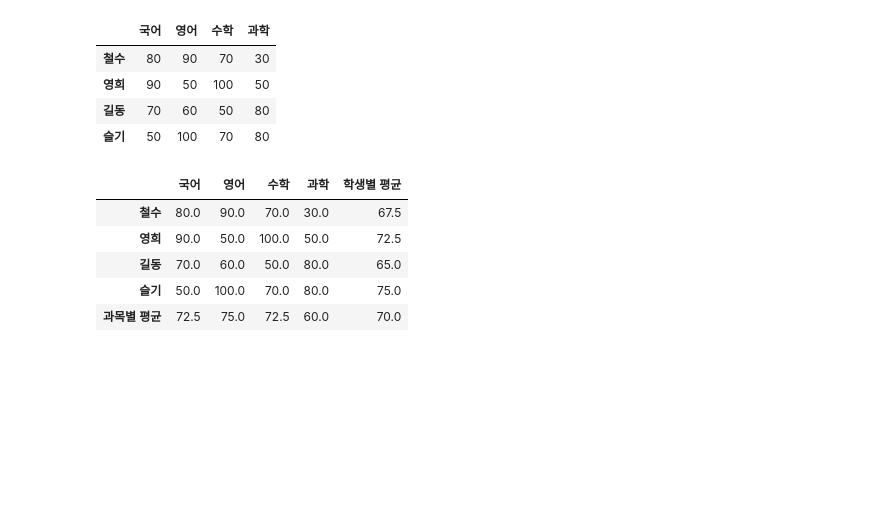
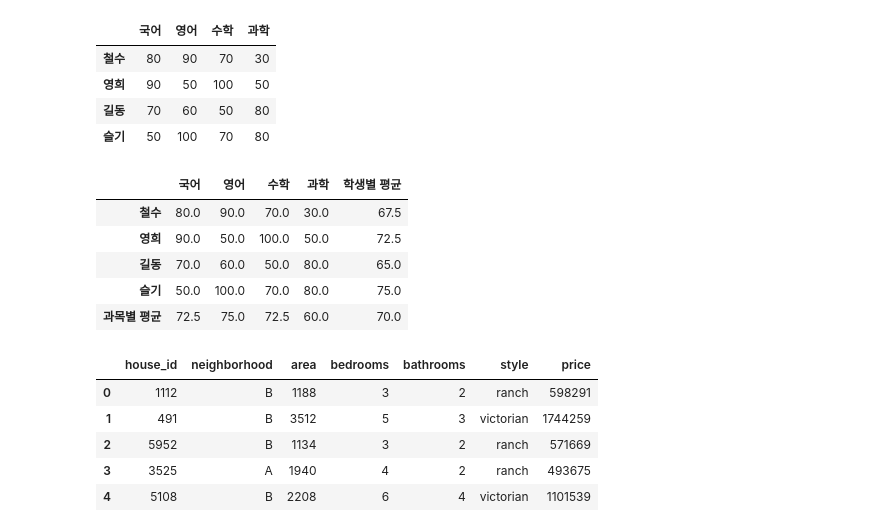
Before and after one commit to Rladudrhks201/GGwany, a Jupyter notebook: Microsoft AI School/learning/Pandas.ipynb, the cells around one changed output. Saved outputs shown, nothing was run; the diff lists cells and outputs as text; code cells hidden in the pictures; blank space fills up the shorter version.

```diff
--- a/Microsoft AI School/learning/Pandas.ipynb
+++ b/Microsoft AI School/learning/Pandas.ipynb
@@ -183,3 +183,13 @@ data1
 | 길동 | 70.0 | 60.0 | 50.0 | 80.0 | 65.0 |
 | 슬기 | 50.0 | 100.0 | 70.0 | 80.0 | 75.0 |
 | 과목별 평균 | 72.5 | 75.0 | 72.5 | 60.0 | 70.0 |
+# %%
+house = pd.read_csv('C:/Users/user/Downloads/house_prices.csv')
+house.head()
+# %% [output]
+|  | house_id | neighborhood | area | bedrooms | bathrooms | style | price |
+| 0 | 1112 | B | 1188 | 3 | 2 | ranch | 598291 |
+| 1 | 491 | B | 3512 | 5 | 3 | victorian | 1744259 |
+| 2 | 5952 | B | 1134 | 3 | 2 | ranch | 571669 |
+| 3 | 3525 | A | 1940 | 4 | 2 | ranch | 493675 |
+| 4 | 5108 | B | 2208 | 6 | 4 | victorian | 1101539 |
```
Also changed, not shown: parts of 7 cells of this notebook, 1 other file.
